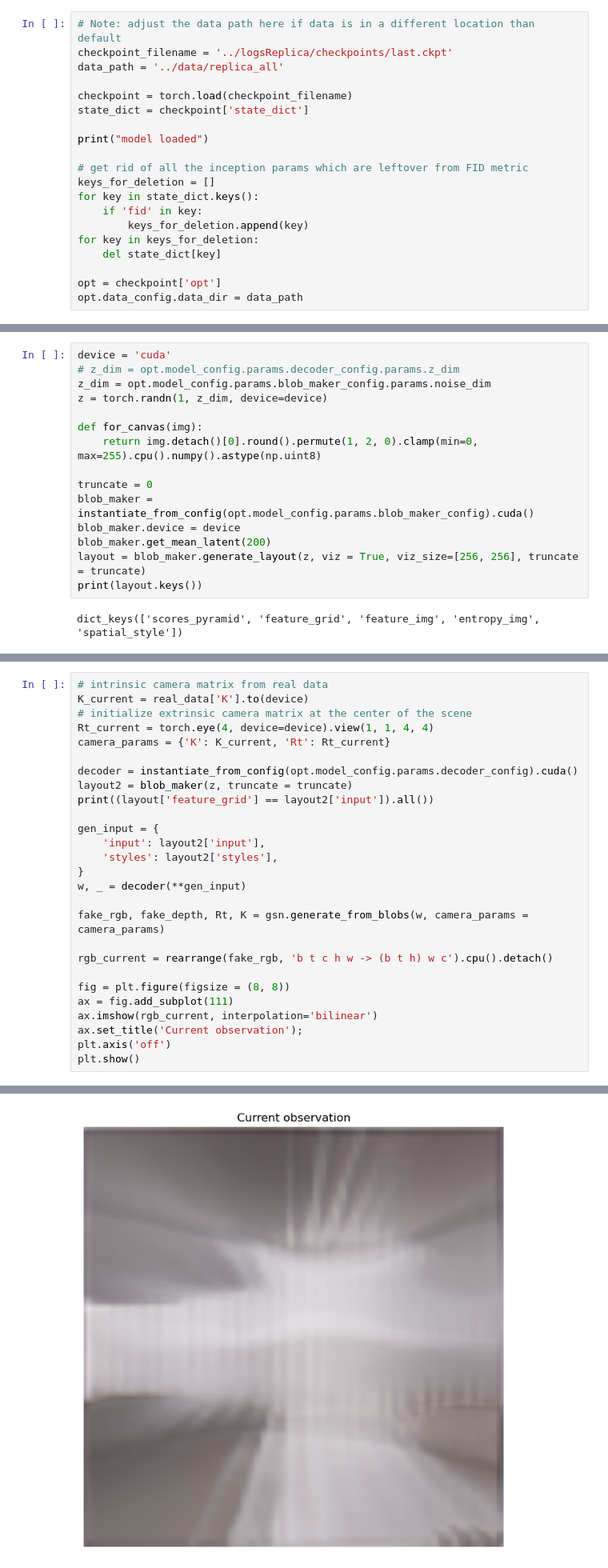
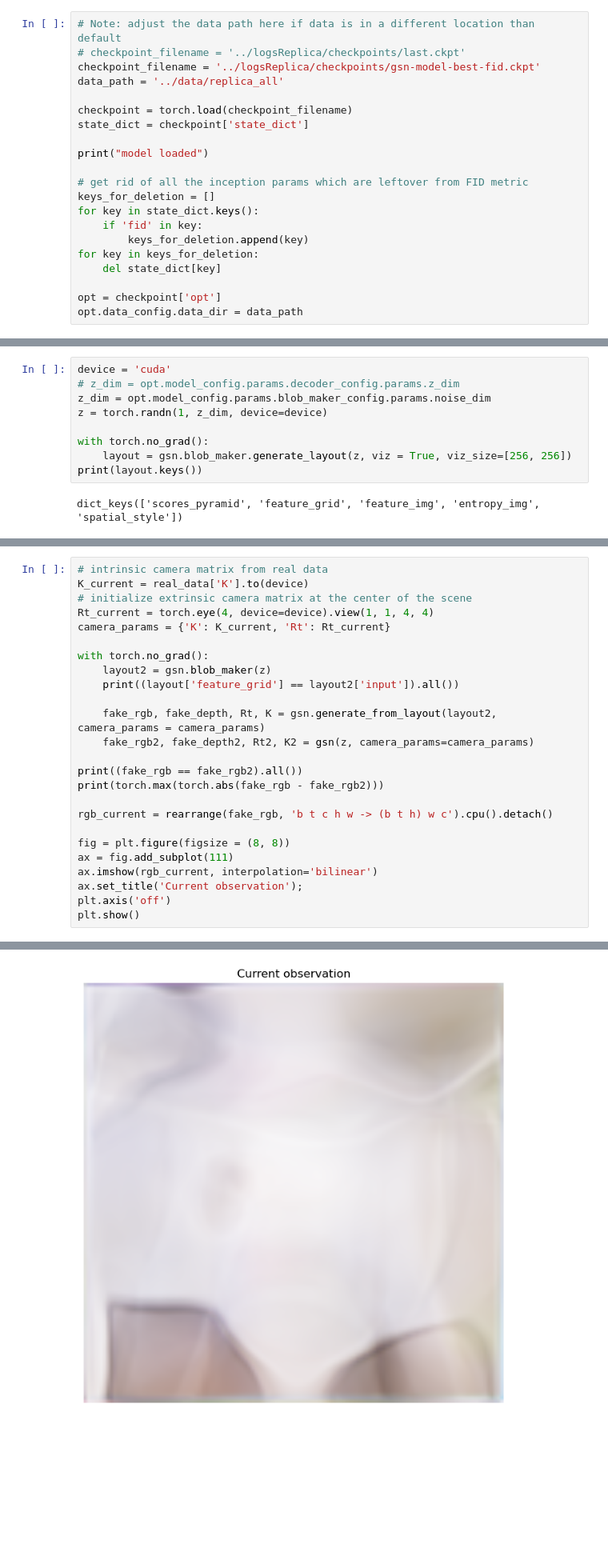
Before and after one commit to davidfang00/BlobGSN, a Jupyter notebook: notebooks/walkthrough_demo.ipynb, the cells around one changed output, grey strips where cells are left out. Shown: that part at 80% size. Drawn from its saved outputs; the diff is of its cells as text; blank space fills up the shorter version.

```diff
--- a/notebooks/walkthrough_demo.ipynb
+++ b/notebooks/walkthrough_demo.ipynb
@@ -33,7 +33,8 @@ gpu
 # urllib.request.urlretrieve(model_url, checkpoint_filename)
 # %%
 # Note: adjust the data path here if data is in a different location than default
-checkpoint_filename = '../logsReplica/checkpoints/last.ckpt'
+# checkpoint_filename = '../logsReplica/checkpoints/last.ckpt'
+checkpoint_filename = '../logsReplica/checkpoints/gsn-model-best-fid.ckpt'
 data_path = '../data/replica_all'
 
 checkpoint = torch.load(checkpoint_filename)
@@ -85,14 +86,8 @@ device = 'cuda'
 z_dim = opt.model_config.params.blob_maker_config.params.noise_dim
 z = torch.randn(1, z_dim, device=device)
 
-def for_canvas(img):
-    return img.detach()[0].round().permute(1, 2, 0).clamp(min=0, max=255).cpu().numpy().astype(np.uint8)
-
-truncate = 0
-blob_maker = instantiate_from_config(opt.model_config.params.blob_maker_config).cuda()
-blob_maker.device = device
-blob_maker.get_mean_latent(200)
-layout = blob_maker.generate_layout(z, viz = True, viz_size=[256, 256], truncate = truncate)
+with torch.no_grad():
+    layout = gsn.blob_maker.generate_layout(z, viz = True, viz_size=[256, 256])
 print(layout.keys())
 # %% [output]
 dict_keys(['scores_pyramid', 'feature_grid', 'feature_img', 'entropy_img', 'spatial_style'])
@@ -113,17 +113,15 @@ K_current = real_data['K'].to(device)
 Rt_current = torch.eye(4, device=device).view(1, 1, 4, 4)
 camera_params = {'K': K_current, 'Rt': Rt_current}
 
-decoder = instantiate_from_config(opt.model_config.params.decoder_config).cuda()
-layout2 = blob_maker(z, truncate = truncate)
-print((layout['feature_grid'] == layout2['input']).all())
+with torch.no_grad():
+    layout2 = gsn.blob_maker(z)
+    print((layout['feature_grid'] == layout2['input']).all())
 
-gen_input = {
-    'input': layout2['input'],
-    'styles': layout2['styles'],
-}
-w, _ = decoder(**gen_input)
+    fake_rgb, fake_depth, Rt, K = gsn.generate_from_layout(layout2, camera_params = camera_params)
+    fake_rgb2, fake_depth2, Rt2, K2 = gsn(z, camera_params=camera_params)
 
-fake_rgb, fake_depth, Rt, K = gsn.generate_from_blobs(w, camera_params = camera_params)
+print((fake_rgb == fake_rgb2).all())
+print(torch.max(torch.abs(fake_rgb - fake_rgb2)))
 
 rgb_current = rearrange(fake_rgb, 'b t c h w -> (b t h) w c').cpu().detach()
 
@@ -138,4 +138,4 @@ tensor(True, device='cuda:0')
-[figure, old version]
+[figure, new version]
 # %% [markdown]
 ## Interactive Walkthrough
 Use wasd to explore the scene. Enter 'q' to stop exploring.
```
Also changed, not shown: parts of 4 cells of this notebook, 4 other files.
